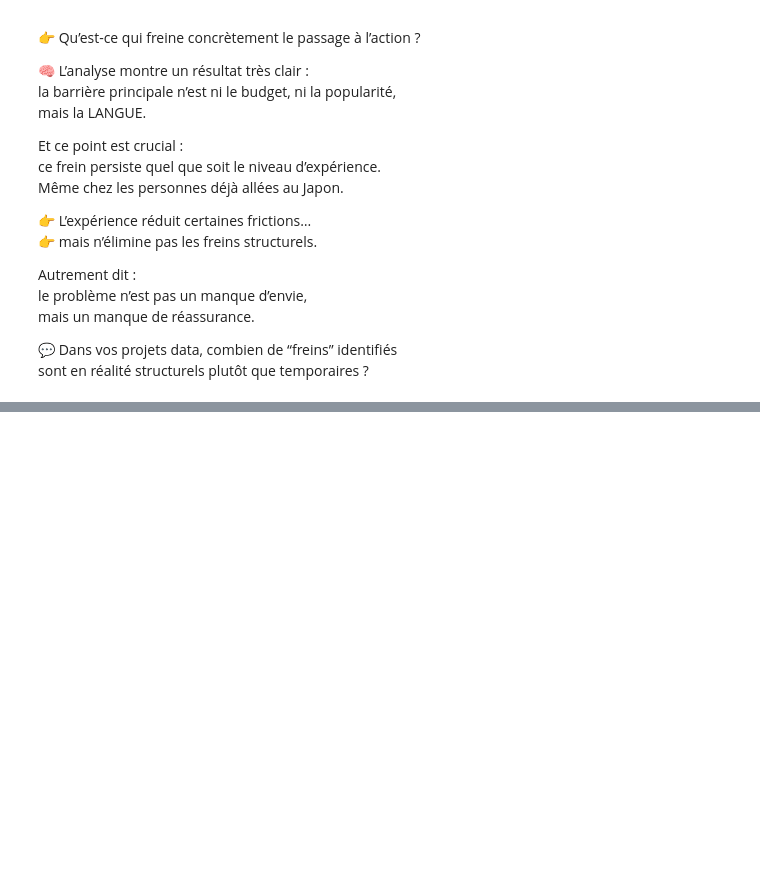
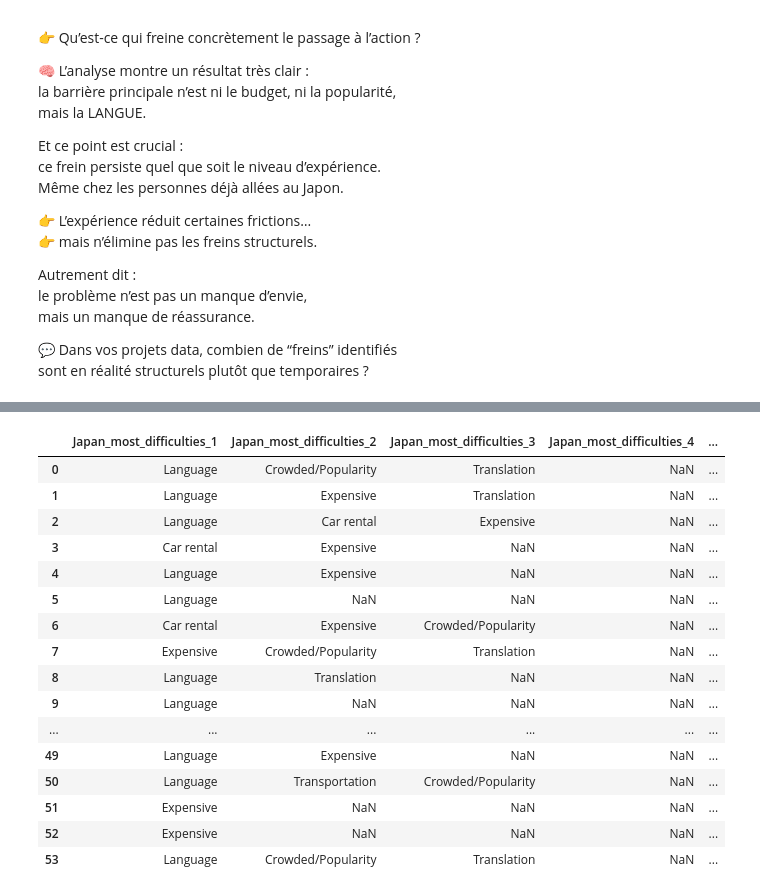
Before and after one commit to JBaptisteAll/Japan_tourism_analysis, a Jupyter notebook: Archives/02_graphs_li.ipynb, the cells around one changed output, grey strips where cells are left out. Cells and saved outputs as stored; diff of their text form; code cells hidden in the pictures; blank space fills up the shorter version.

```diff
--- a/Archives/02_graphs_li.ipynb
+++ b/Archives/02_graphs_li.ipynb
@@ -379,0 +392,22 @@ sont en réalité structurels plutôt que temporaires ?
+# %%
+df_difficulties = df[["Japan_most_difficulties_1", "Japan_most_difficulties_2", "Japan_most_difficulties_3", "Japan_most_difficulties_4", "Japan_most_difficulties_5"]]
+# %%
+df_difficulties
+# %% [output]
+|  | Japan_most_difficulties_1 | Japan_most_difficulties_2 | Japan_most_difficulties_3 | Japan_most_difficulties_4 | ... |
+| 0 | Language | Crowded/Popularity | Translation | NaN | ... |
+| 1 | Language | Expensive | Translation | NaN | ... |
+| 2 | Language | Car rental | Expensive | NaN | ... |
+| 3 | Car rental | Expensive | NaN | NaN | ... |
+| 4 | Language | Expensive | NaN | NaN | ... |
+| 5 | Language | NaN | NaN | NaN | ... |
+| 6 | Car rental | Expensive | Crowded/Popularity | NaN | ... |
+| 7 | Expensive | Crowded/Popularity | Translation | NaN | ... |
+| 8 | Language | Translation | NaN | NaN | ... |
+| 9 | Language | NaN | NaN | NaN | ... |
+| ... | ... | ... | ... | ... | ... |
+| 49 | Language | Expensive | NaN | NaN | ... |
+| 50 | Language | Transportation | Crowded/Popularity | NaN | ... |
+| 51 | Expensive | NaN | NaN | NaN | ... |
+| 52 | Expensive | NaN | NaN | NaN | ... |
+| 53 | Language | Crowded/Popularity | Translation | NaN | ... |
```
Also changed, not shown: parts of 2 cells of this notebook.
